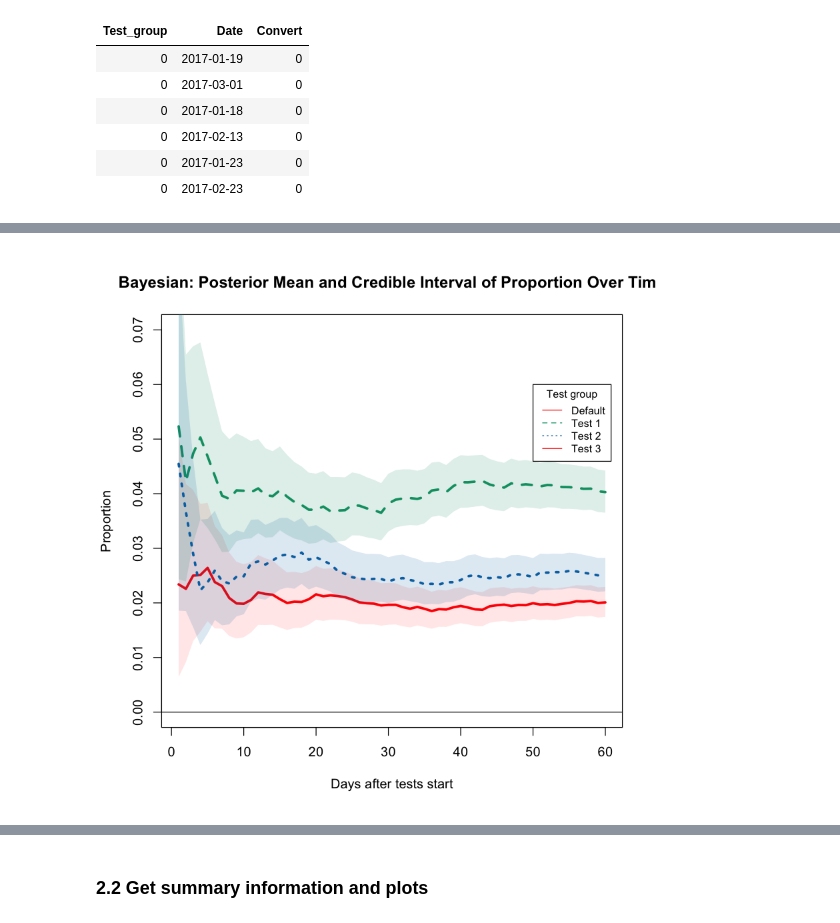
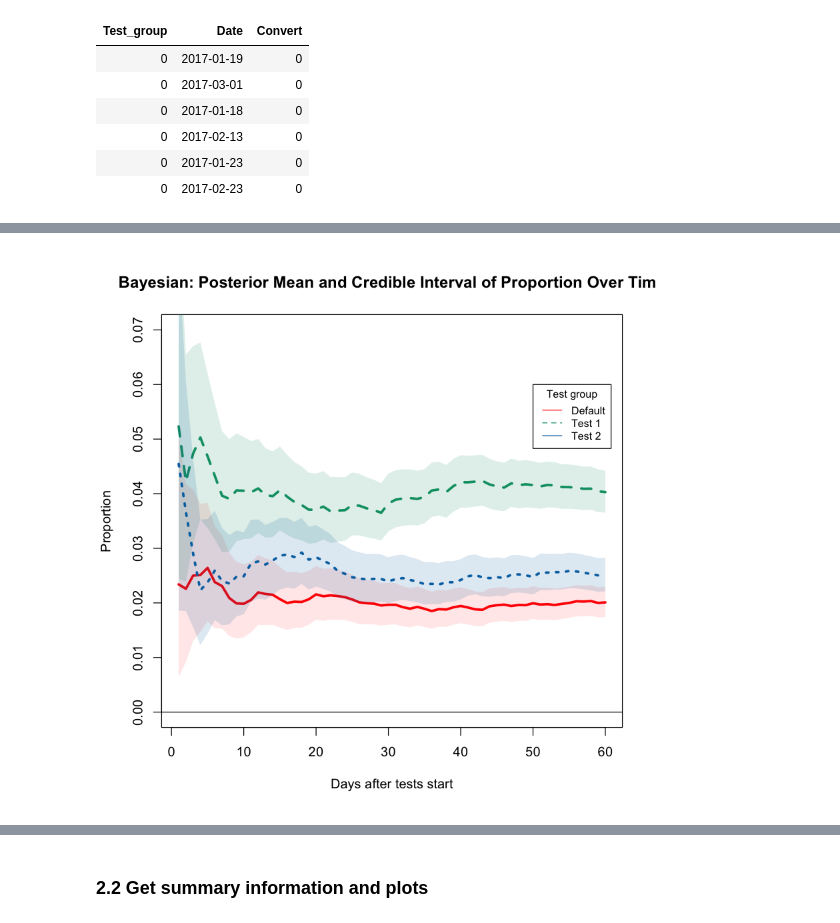
Before and after one commit to tukichen/Bayesian_AB_testing, a Jupyter notebook: Bayesian_AB_testing.ipynb, the cells around one changed output, grey strips where cells are left out. Drawn from its saved outputs; the diff is of its cells as text; code cells hidden in the pictures.

```diff
--- a/Bayesian_AB_testing.ipynb
+++ b/Bayesian_AB_testing.ipynb
@@ -215,6 +230,6 @@ Freq_plot(CR,2, Bayes = FALSE)
 # %%
-Freq_plot(CR,2, Bayes = TRUE)
+Freq_plot(df=CR, num_tests=2, Bayes = TRUE)
 # %% [output]
-[figure, old version]
+[figure, new version]
 # %% [markdown]
 ## 2. Bayesian A/B test calculator:
```
Also changed, not shown: parts of 31 cells of this notebook.
